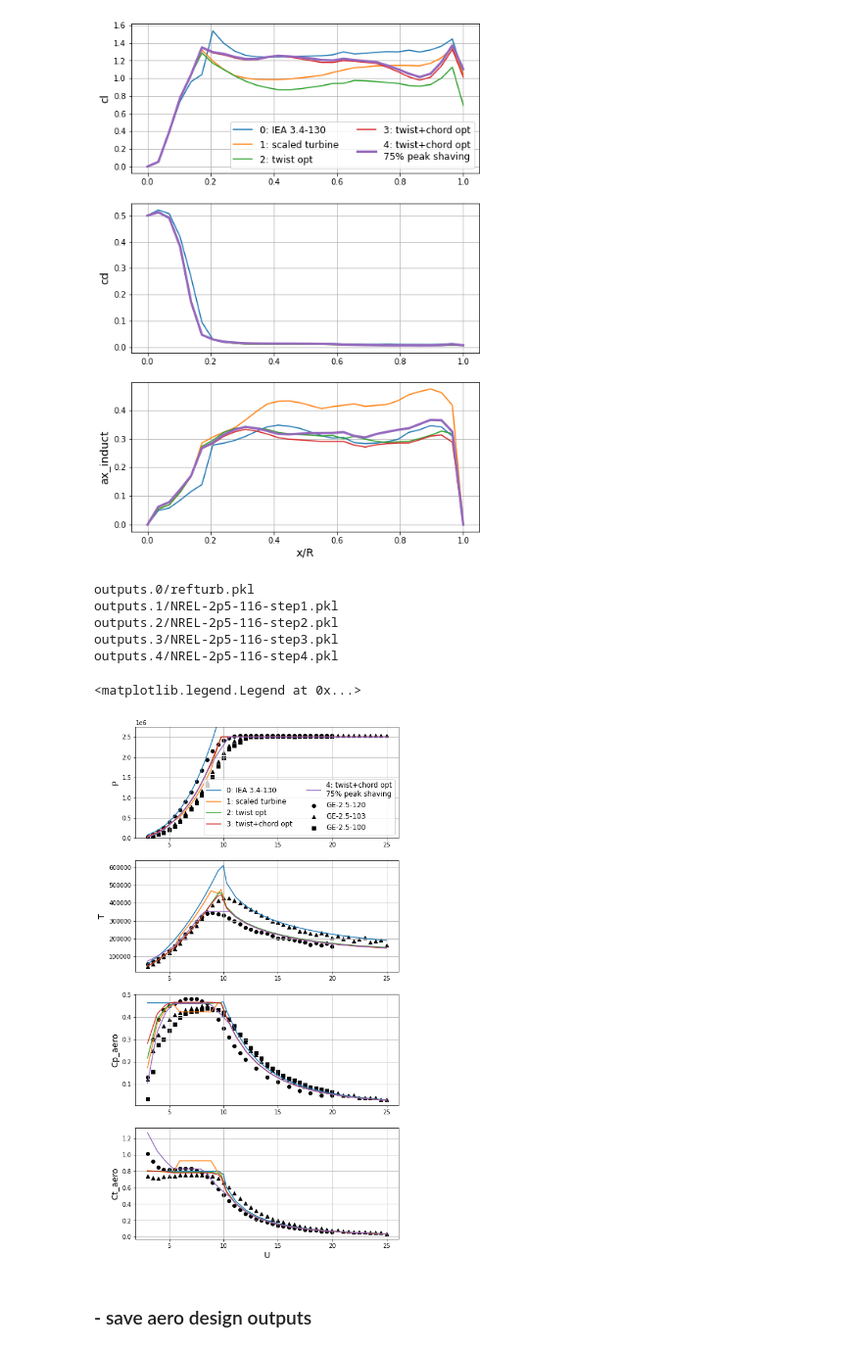
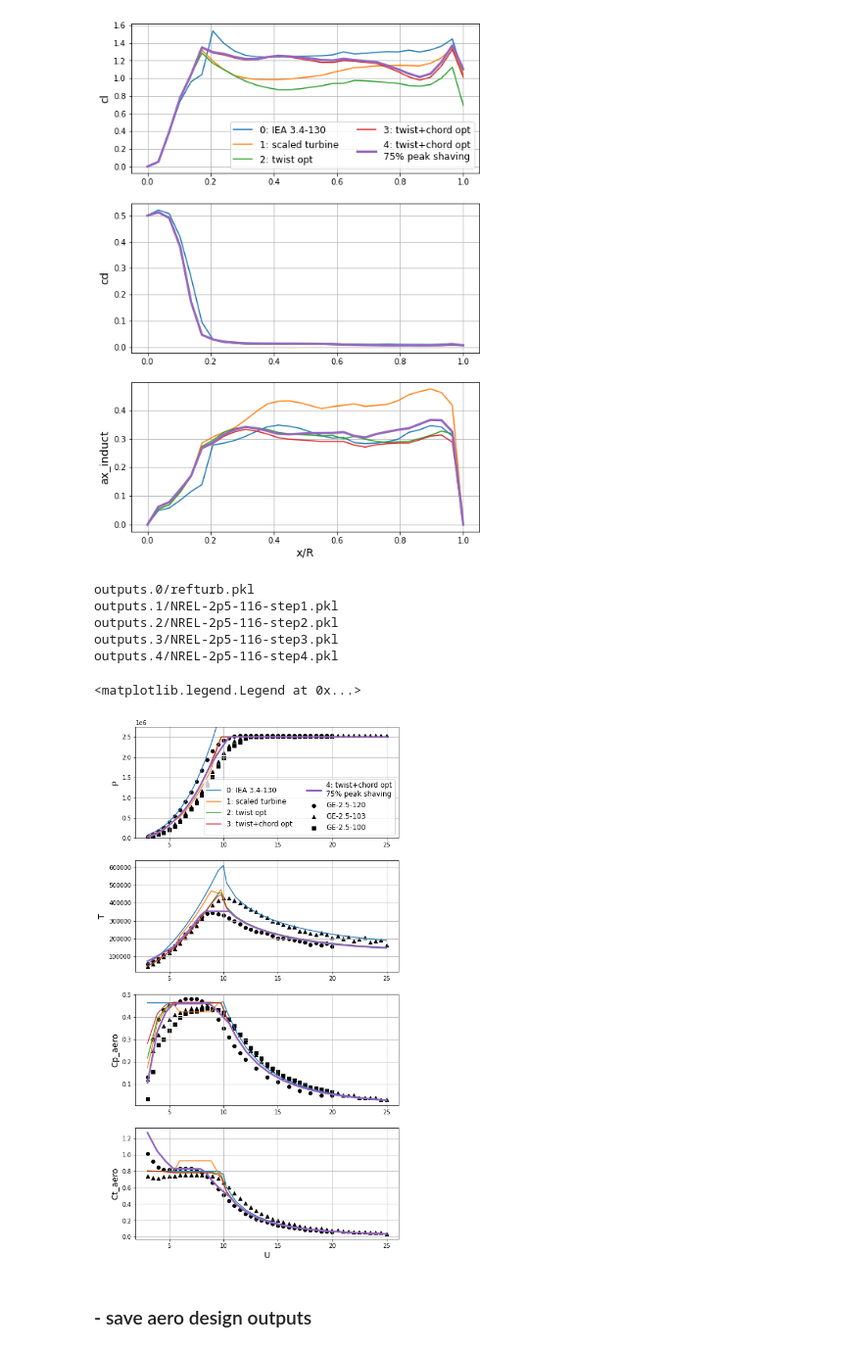
Before and after one commit to NREL/openfast-turbine-models, a Jupyter notebook: IEA-scaled/NREL-2.5-116/WISDEM/check_NREL-2p5-116.ipynb, the cells around one changed output. Shown: that part at 98% size. Cells and saved outputs as stored; diff of their text form; code cells hidden in the pictures.

```diff
--- a/IEA-scaled/NREL-2.5-116/WISDEM/check_NREL-2p5-116.ipynb
+++ b/IEA-scaled/NREL-2.5-116/WISDEM/check_NREL-2p5-116.ipynb
@@ -150,35 +150,35 @@ for istep in aero_opt_steps:
     turb = {keyval[0]: keyval[1] for keyval in pkl}
     pfx = 'comp.wt.' if istep > 1 else 'wt.'
     sty = dict(color=colors[istep])
     if istep == aero_opt_steps[-1]:
         sty['linewidth'] = 3
     ws = turb[pfx+'rotorse.rp.powercurve.compute_power_curve.V']['value']
     for i,qty in enumerate(powercurve_quantities):
         val = turb[pfx+f'rotorse.rp.powercurve.compute_power_curve.{qty}']['value']
-        ax[i].plot(ws,val,label=legendnames[istep])
+        ax[i].plot(ws,val,label=legendnames[istep],**sty)
         ax[i].set_ylabel(qty,fontsize='x-large')
     ax[-1].set_xlabel('U',fontsize='x-large')
 for axi in ax:
     axi.grid()
 ax[0].set_ylim((0,1.1*rated_power))
 
 # add reference data
 for i,qty in enumerate(powercurve_quantities):
     for iref,(refname,refvals) in enumerate(ref.items()):
         if qty in refvals.columns:
             ax[i].scatter(refvals.index,refvals[qty],color='k',marker=markers[iref],label=refname)
 #ax[0].legend(loc='upper left',bbox_to_anchor=(1,1),fontsize='large') # outside
 ax[0].legend(loc='best',fontsize='large',ncol=2)
 
 #fig.savefig(os.path.join(figdir,prefix+'_aero.png'),bbox_inches='tight')
 # %% [output]
 outputs.0/refturb.pkl
 outputs.1/NREL-2p5-116-step1.pkl
 outputs.2/NREL-2p5-116-step2.pkl
 outputs.3/NREL-2p5-116-step3.pkl
 outputs.4/NREL-2p5-116-step4.pkl
 <matplotlib.legend.Legend at 0x...>
-[figure, old version]
+[figure, new version]
 # %% [markdown]
 ### - save aero design outputs
 # %%
```
Also changed, not shown: parts of 1 cell of this notebook, 10 other files.
